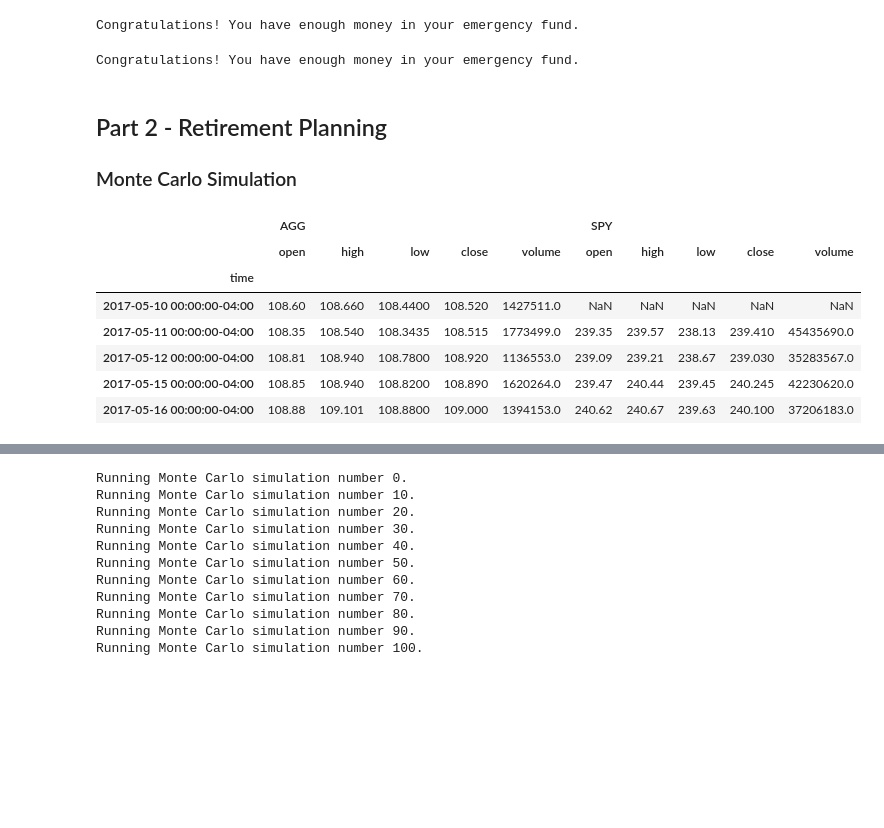
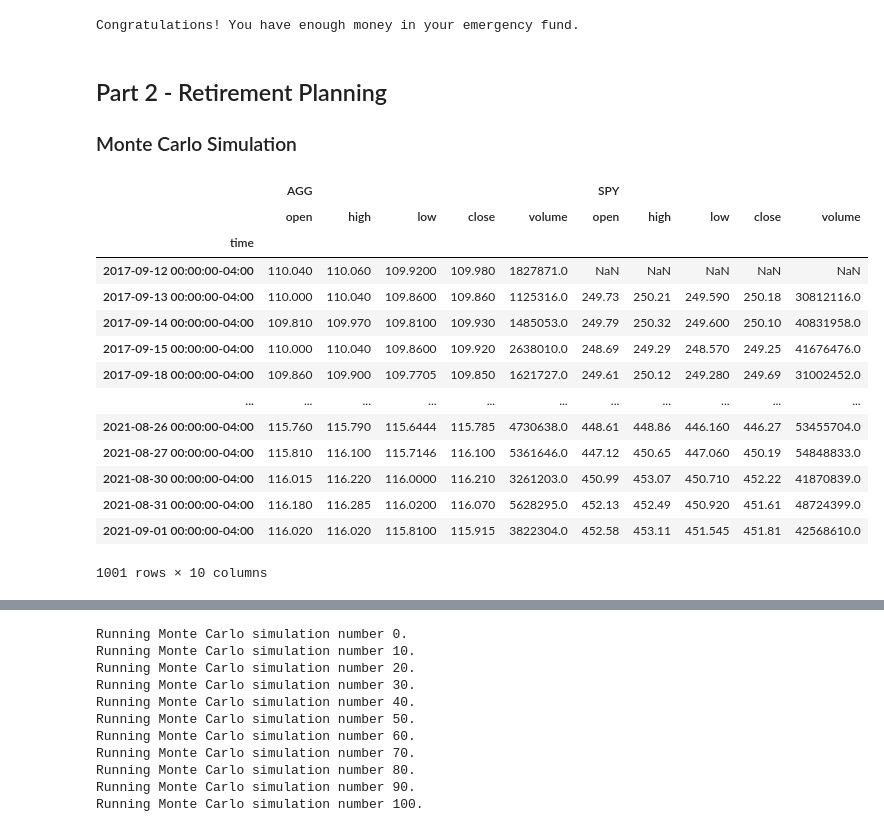
Before and after one commit to jordan-gilmartin/monte-carlo-simulations, a Jupyter notebook: Starter_Code/financial-planner.ipynb, the cells around one changed output, grey strips where cells are left out. Saved outputs shown, nothing was run; the diff lists cells and outputs as text; code cells hidden in the pictures; blank space fills up the shorter version.

Commit message:
grabbing data for AGG and SPY from Alpaca

```diff
--- a/Starter_Code/financial-planner.ipynb
+++ b/Starter_Code/financial-planner.ipynb
@@ -243,15 +242,5 @@ for key,value in crypto_shares_total.items():
 # %% [output]
 Congratulations! You have enough money in your emergency fund.
-# %%
-# Set ideal emergency fund
-emergency_fund = monthly_income * 3
-
-# Calculate total amount of savings
-total_savings = crypto_total + shares_total
-
-# Validate saving health
-# %% [output]
-Congratulations! You have enough money in your emergency fund.
 # %% [markdown]
 ## Part 2 - Retirement Planning
 
@@ -259,24 +248,44 @@ Congratulations! You have enough money in your emergency fund.
 # %%
 # Set start and end dates of five years back from today.
 # Sample results may vary from the solution based on the time frame chosen
-start_date = pd.Timestamp('2016-05-01', tz='America/New_York').isoformat()
-end_date = pd.Timestamp('2021-05-01', tz='America/New_York').isoformat()
+start_date = pd.Timestamp('2016-09-01', tz='America/New_York').isoformat()
+end_date = pd.Timestamp('2021-09-01', tz='America/New_York').isoformat()
 # %%
 # Get 5 years' worth of historical data for SPY and AGG
 # (use a limit=1000 parameter to call the most recent 1000 days of data)
-# YOUR CODE HERE!
+
+# Set the tickers
+tickers = ["AGG", "SPY"]
+
+# Set timeframe to '1D' for Alpaca API
+timeframe = "1D"
+
+# Get current closing prices for SPY and AGG
+# (use a limit=1000 parameter to call the most recent 1000 days of data)
+df_stock_data = api.get_barset(tickers,
+                          timeframe,
+                          start=start_date,
+                          end=end_date,
+                          limit=1000).df
 
 # Display sample data
-df_stock_data.head()
+df_stock_data
 # %% [output]
 |  | AGG |  |  |  |  | SPY |  |  |  |  |
 |  | open | high | low | close | volume | open | high | low | close | volume |
 | time |  |  |  |  |  |  |  |  |  |  |
-| 2017-05-10 00:00:00-04:00 | 108.60 | 108.660 | 108.4400 | 108.520 | 1427511.0 | NaN | NaN | NaN | NaN | NaN |
-| 2017-05-11 00:00:00-04:00 | 108.35 | 108.540 | 108.3435 | 108.515 | 1773499.0 | 239.35 | 239.57 | 238.13 | 239.410 | 45435690.0 |
-| 2017-05-12 00:00:00-04:00 | 108.81 | 108.940 | 108.7800 | 108.920 | 1136553.0 | 239.09 | 239.21 | 238.67 | 239.030 | 35283567.0 |
-| 2017-05-15 00:00:00-04:00 | 108.85 | 108.940 | 108.8200 | 108.890 | 1620264.0 | 239.47 | 240.44 | 239.45 | 240.245 | 42230620.0 |
-| 2017-05-16 00:00:00-04:00 | 108.88 | 109.101 | 108.8800 | 109.000 | 1394153.0 | 240.62 | 240.67 | 239.63 | 240.100 | 37206183.0 |
+| 2017-09-12 00:00:00-04:00 | 110.040 | 110.060 | 109.9200 | 109.980 | 1827871.0 | NaN | NaN | NaN | NaN | NaN |
+| 2017-09-13 00:00:00-04:00 | 110.000 | 110.040 | 109.8600 | 109.860 | 1125316.0 | 249.73 | 250.21 | 249.590 | 250.18 | 30812116.0 |
+| 2017-09-14 00:00:00-04:00 | 109.810 | 109.970 | 109.8100 | 109.930 | 1485053.0 | 249.79 | 250.32 | 249.600 | 250.10 | 40831958.0 |
+| 2017-09-15 00:00:00-04:00 | 110.000 | 110.040 | 109.8600 | 109.920 | 2638010.0 | 248.69 | 249.29 | 248.570 | 249.25 | 41676476.0 |
+| 2017-09-18 00:00:00-04:00 | 109.860 | 109.900 | 109.7705 | 109.850 | 1621727.0 | 249.61 | 250.12 | 249.280 | 249.69 | 31002452.0 |
+| ... | ... | ... | ... | ... | ... | ... | ... | ... | ... | ... |
+| 2021-08-26 00:00:00-04:00 | 115.760 | 115.790 | 115.6444 | 115.785 | 4730638.0 | 448.61 | 448.86 | 446.160 | 446.27 | 53455704.0 |
+| 2021-08-27 00:00:00-04:00 | 115.810 | 116.100 | 115.7146 | 116.100 | 5361646.0 | 447.12 | 450.65 | 447.060 | 450.19 | 54848833.0 |
+| 2021-08-30 00:00:00-04:00 | 116.015 | 116.220 | 116.0000 | 116.210 | 3261203.0 | 450.99 | 453.07 | 450.710 | 452.22 | 41870839.0 |
+| 2021-08-31 00:00:00-04:00 | 116.180 | 116.285 | 116.0200 | 116.070 | 5628295.0 | 452.13 | 452.49 | 450.920 | 451.61 | 48724399.0 |
+| 2021-09-01 00:00:00-04:00 | 116.020 | 116.020 | 115.8100 | 115.915 | 3822304.0 | 452.58 | 453.11 | 451.545 | 451.81 | 42568610.0 |
+1001 rows × 10 columns
 # %%
 # Configuring a Monte Carlo simulation to forecast 30 years cumulative returns
 # YOUR CODE HERE!
```
Also changed, not shown: parts of 1 cell of this notebook.
